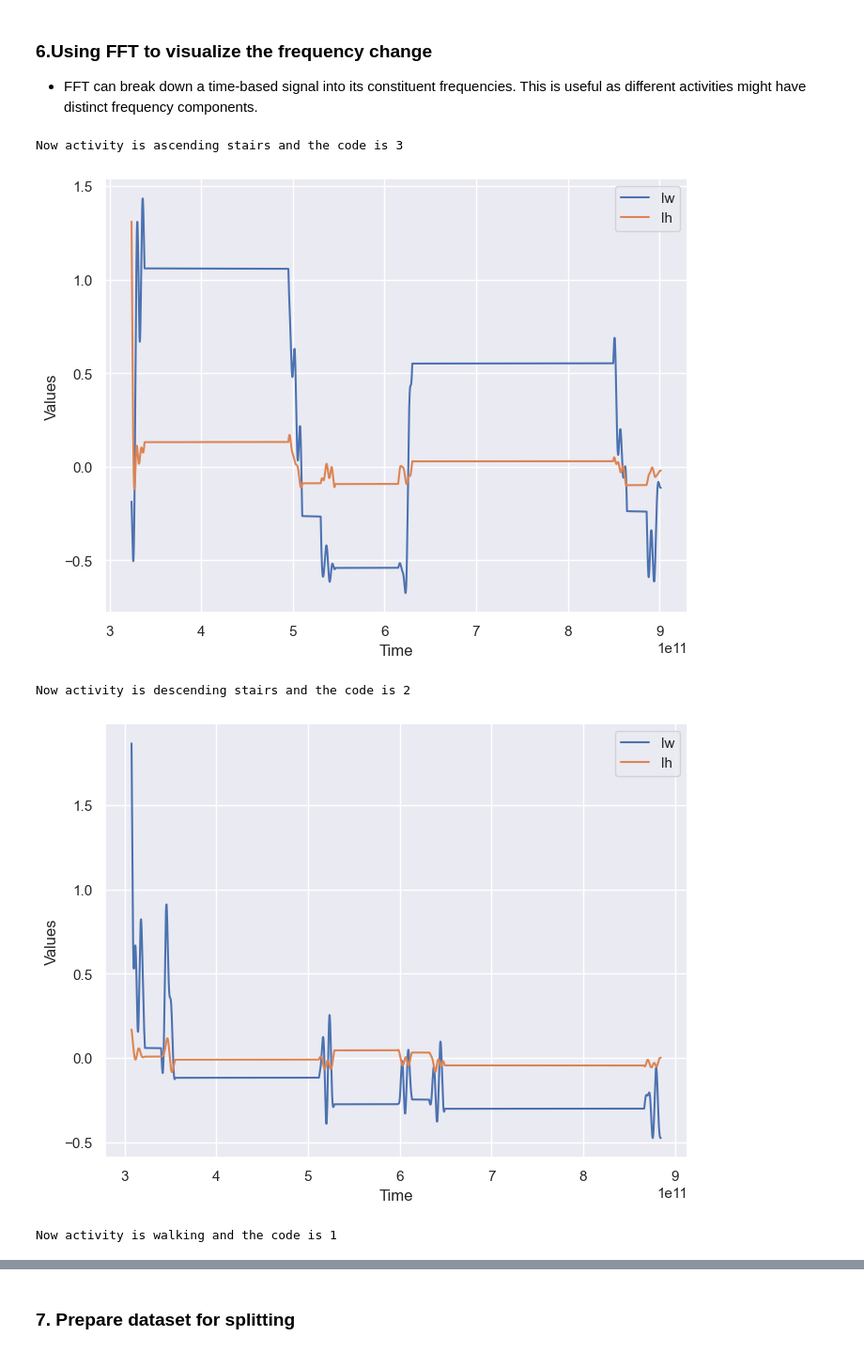
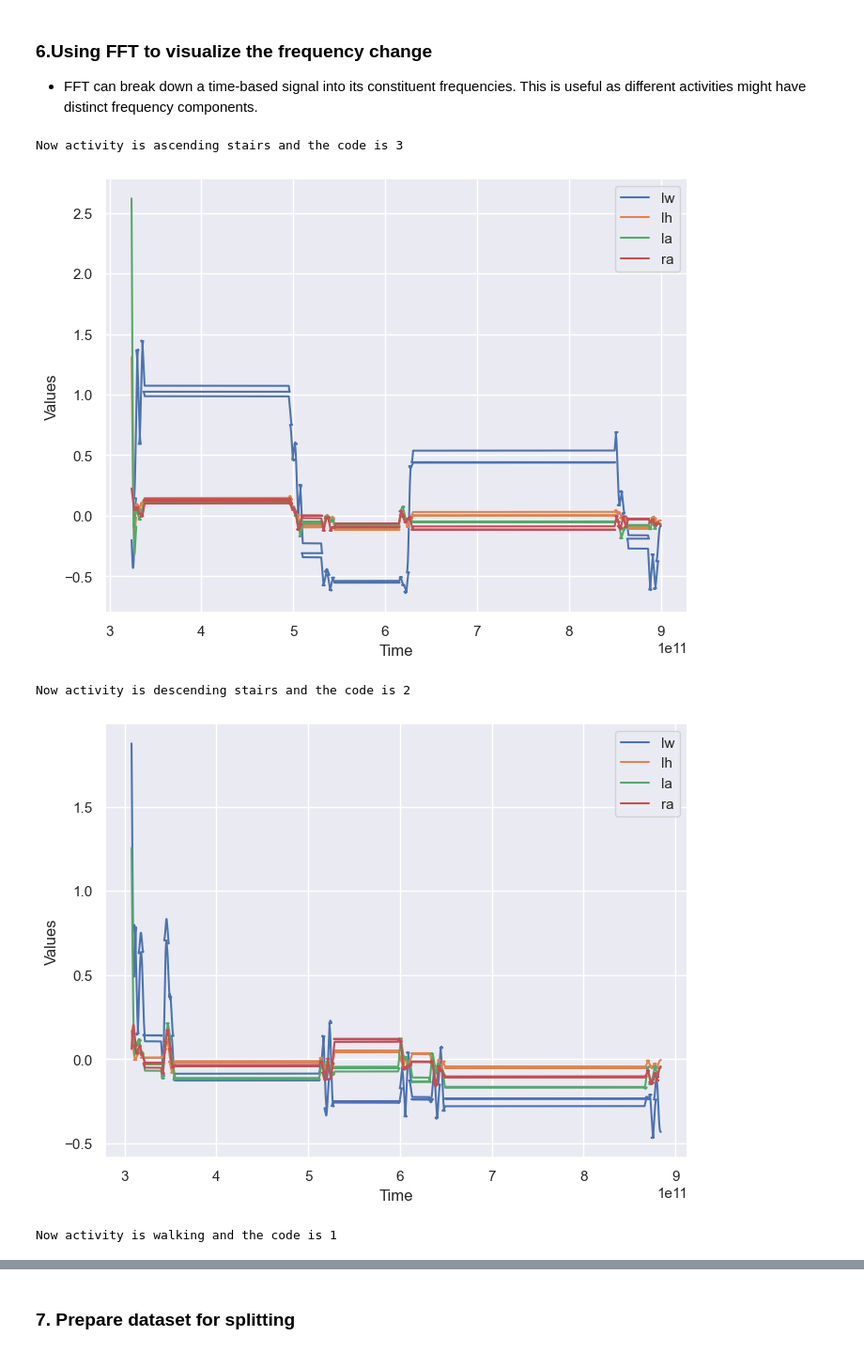
Before and after one commit to yalda-amirsoleymani/har-dataset-processing, a Jupyter notebook: data_preprocessing.ipynb, the cells around one changed output, grey strips where cells are left out. Shown at 94% size. Saved outputs shown, nothing was run; the diff lists cells and outputs as text; code cells hidden in the pictures.

```diff
--- a/data_preprocessing.ipynb
+++ b/data_preprocessing.ipynb
@@ -212,8 +212,8 @@ def butter_lowpass_filter(df, columns, cutoff, fs, order=3):
 
 def apply_noise_filter(df):
     # Assuming you want to apply a median filter and low-pass Butterworth filter
-    # columns_to_apply_filter = ["lw_x", "lw_y", "lw_z", "lh_x", "lh_y", "lh_z", "la_x", "la_y", "la_z", "ra_x", "ra_y", "ra_z"]
-    columns_to_apply_filter = ['magnitude_0','magnitude_1', 'magnitude_2', 'magnitude_3']
+    columns_to_apply_filter = ["lw_x", "lw_y", "lw_z", "lh_x", "lh_y", "lh_z", "la_x", "la_y", "la_z", "ra_x", "ra_y", "ra_z",'magnitude_0','magnitude_1', 'magnitude_2', 'magnitude_3']
+    # columns_to_apply_filter = ['magnitude_0','magnitude_1', 'magnitude_2', 'magnitude_3']
 
     # Apply median filter to the specified columns
     df_filtered = df.copy()
@@ -232,9 +232,9 @@ def standardize(df):
     # initialize standard scaler
     scaler = StandardScaler()
     # select the columns to standardize
-    # columns_to_standardize = ["lw_x", "lw_y", "lw_z", "lh_x", "lh_y", "lh_z", "la_x", "la_y", "la_z", "ra_x", "ra_y", "ra_z"]
+    columns_to_standardize = ["lw_x", "lw_y", "lw_z", "lh_x", "lh_y", "lh_z", "la_x", "la_y", "la_z", "ra_x", "ra_y", "ra_z",'magnitude_0','magnitude_1', 'magnitude_2', 'magnitude_3']
 
-    columns_to_standardize = ['magnitude_0','magnitude_1', 'magnitude_2', 'magnitude_3']
+    # columns_to_standardize = ['magnitude_0','magnitude_1', 'magnitude_2', 'magnitude_3']
 
     # standardize the columns
     df[columns_to_standardize] = scaler.fit_transform(df[columns_to_standardize])
@@ -257,7 +257,7 @@ def standardize(df):
 def data_processed(df):
 
     df_new = standardize(df)
-    # Assuming your preprocessed data is stored in the DataFrame 'df_preprocessed'
+
     df_filtered = apply_noise_filter(df_new)
 
     # window_size = 3  # Size of each window in seconds
@@ -290,7 +290,7 @@ def data_processed(df):
     df_segmented.reset_index(drop=True, inplace=True)
 
 
-    return df_filtered
+    return df_segmented
 # %% [markdown]
 ### 5.Extract data insights
 - mean
@@ -383,8 +383,8 @@ def plot_all(df):
     variables = {
     'magnitude_0': 'lw',
     'magnitude_1': 'lh',
-    # 'magnitude_2': 'la',
-    # 'magnitude_3': 'ra'
+    'magnitude_2': 'la',
+    'magnitude_3': 'ra'
 }
 
     # df.plot(x='time_s', y=variables)
@@ -427,13 +425,15 @@ def method_can_do_all(sample_df,activity):
 # %%
 results = []
 for activity in activity_dict:
     if activity == "walking" or activity == "descending stairs" or activity =="ascending stairs":
         print(f"Now activity is {activity} and the code is {activity_dict[activity]}")
         activity_results = method_can_do_all(sample_df,activity_dict[activity])
         results.append(activity_results)
+
+results
 # %% [output]
 Now activity is ascending stairs and the code is 3
-[figure, old version]
+[figure, new version]
 Now activity is descending stairs and the code is 2
-[figure, old version]
+[figure, new version]
 Now activity is walking and the code is 1
```
Also changed, not shown: parts of 19 cells of this notebook.
